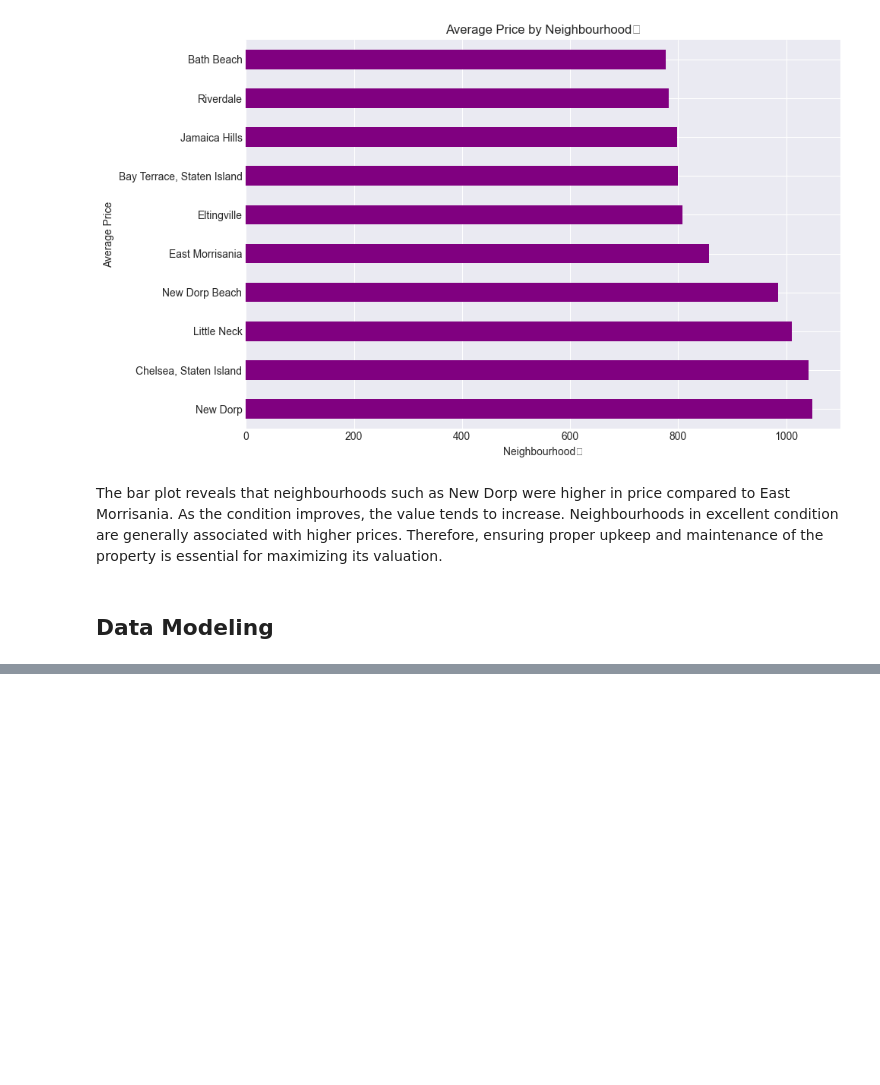
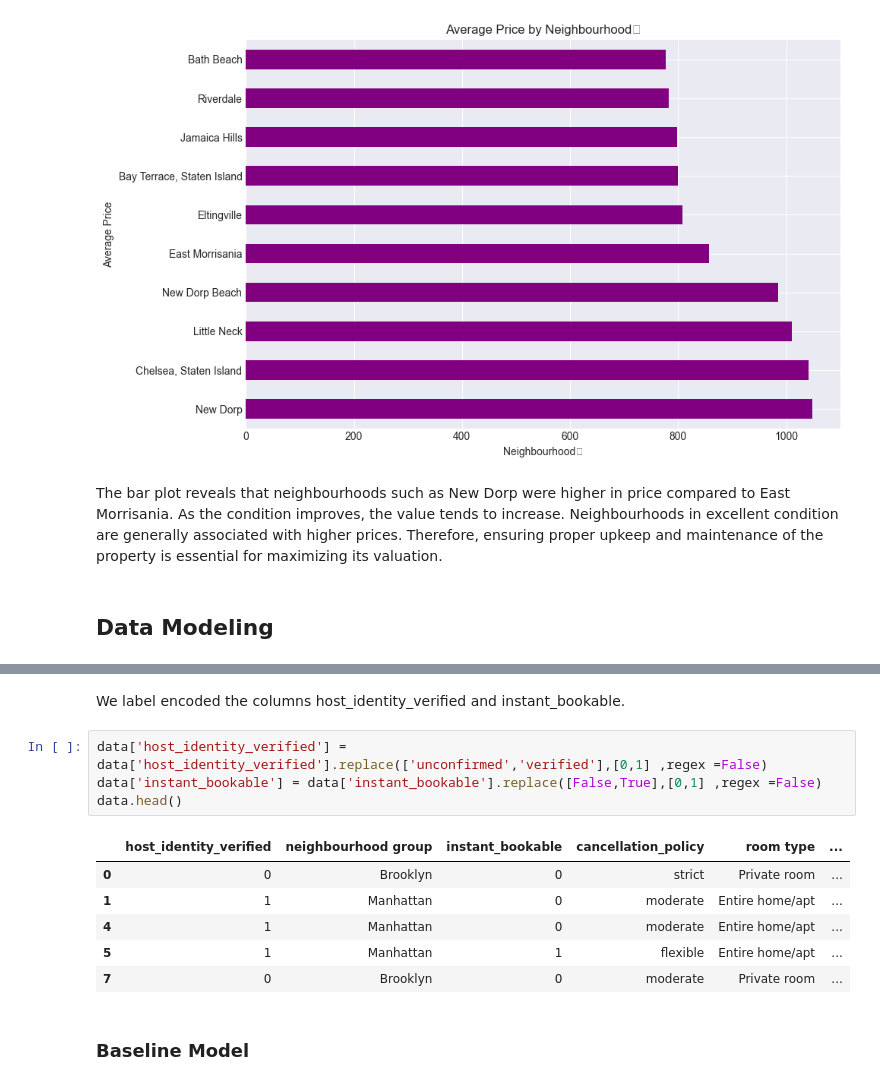
Before and after one commit to AdnanK1/air-bnb, a Jupyter notebook: index.ipynb, the cells around one changed output, grey strips where cells are left out. Cells and saved outputs as stored; diff of their text form; blank space fills up the shorter version.

```diff
--- a/index.ipynb
+++ b/index.ipynb
@@ -411,0 +415,15 @@ The bar plot reveals that neighbourhoods such as New Dorp were higher in price c
+# %% [markdown]
+We label encoded the columns host_identity_verified	and instant_bookable.
+# %%
+data['host_identity_verified'] = data['host_identity_verified'].replace(['unconfirmed','verified'],[0,1] ,regex =False)
+data['instant_bookable'] = data['instant_bookable'].replace([False,True],[0,1] ,regex =False)
+data.head()
+# %% [output]
+|  | host_identity_verified | neighbourhood group | instant_bookable | cancellation_policy | room type | ... |
+| 0 | 0 | Brooklyn | 0 | strict | Private room | ... |
+| 1 | 1 | Manhattan | 0 | moderate | Entire home/apt | ... |
+| 4 | 1 | Manhattan | 0 | moderate | Entire home/apt | ... |
+| 5 | 1 | Manhattan | 1 | flexible | Entire home/apt | ... |
+| 7 | 0 | Brooklyn | 0 | moderate | Private room | ... |
+# %% [markdown]
+### Baseline Model
```
Also changed, not shown: parts of 10 cells of this notebook.
